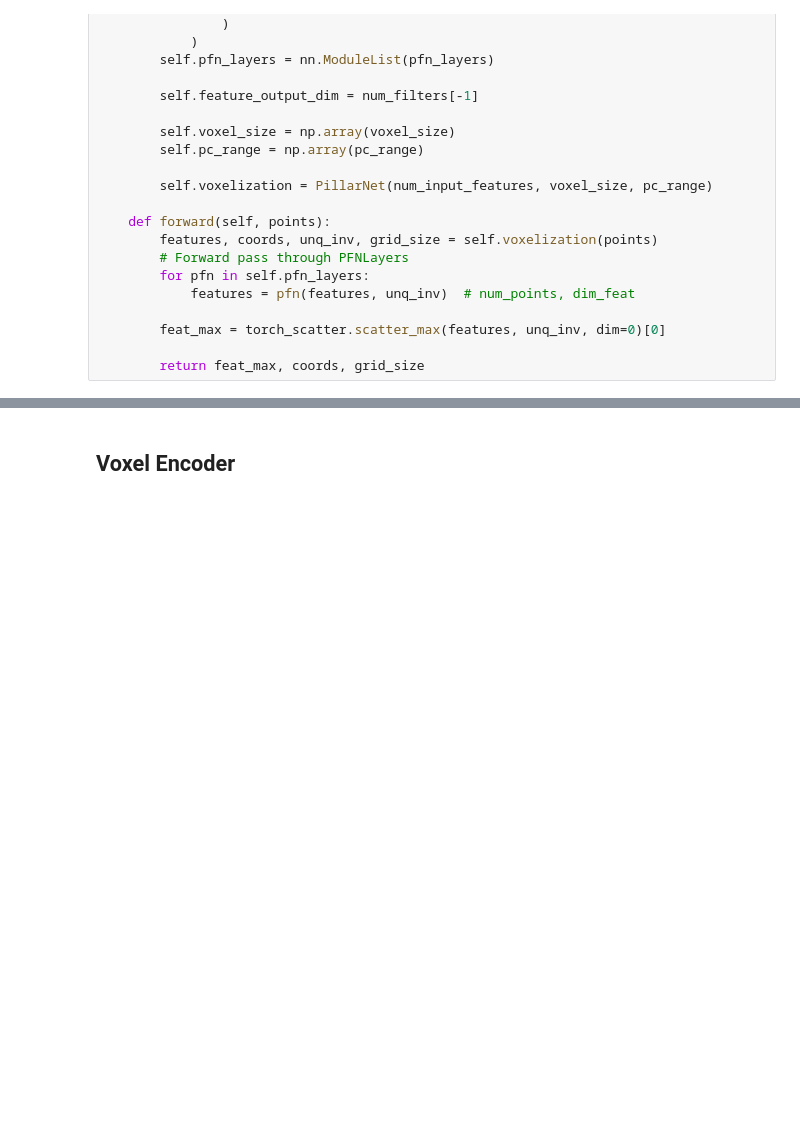
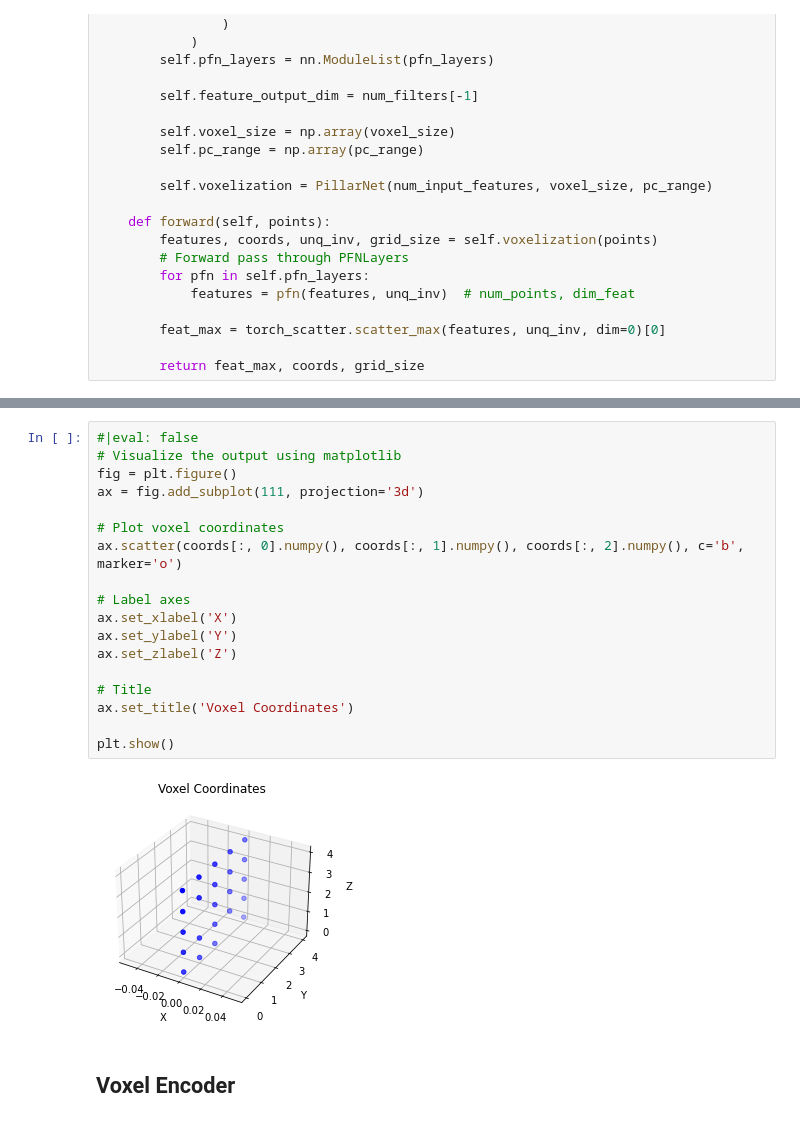
Before and after one commit to AIR-UFG/pillarnext_explained, a Jupyter notebook: nbs/03_model_readers.ipynb, the cells around one changed output, grey strips where cells are left out. Drawn from its saved outputs; the diff is of its cells as text; blank space fills up the shorter version.

```diff
--- a/nbs/03_model_readers.ipynb
+++ b/nbs/03_model_readers.ipynb
@@ -180,3 +340,23 @@ class PillarFeatureNet(nn.Module):
+# %%
+#|eval: false
+# Visualize the output using matplotlib
+fig = plt.figure()
+ax = fig.add_subplot(111, projection='3d')
+
+# Plot voxel coordinates
+ax.scatter(coords[:, 0].numpy(), coords[:, 1].numpy(), coords[:, 2].numpy(), c='b', marker='o')
+
+# Label axes
+ax.set_xlabel('X')
+ax.set_ylabel('Y')
+ax.set_zlabel('Z')
+
+# Title
+ax.set_title('Voxel Coordinates')
+
+plt.show()
+# %% [output]
+[figure, added]
 # %% [markdown]
 ## Voxel Encoder
 # %%
```
Also changed, not shown: parts of 11 cells of this notebook, 1 other file.
